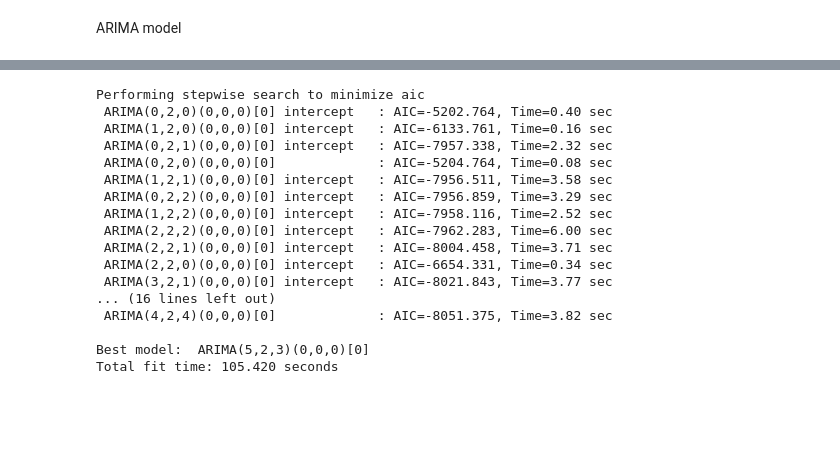
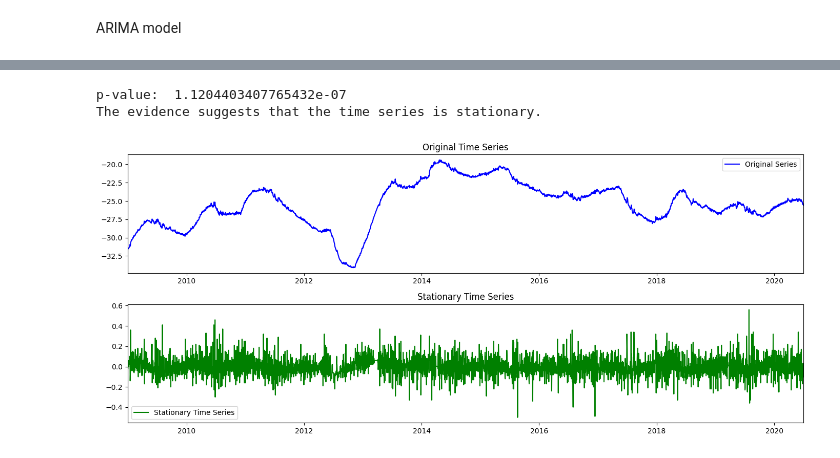
Before and after one commit to 4GeeksAcademy/remelop_Time_Series_Project, a Jupyter notebook: src/Time_Series_Project.ipynb, the cells around one changed output, grey strips where cells are left out. Drawn from its saved outputs; the diff is of its cells as text; code cells hidden in the pictures; blank space fills up the shorter version.

```diff
--- a/src/Time_Series_Project.ipynb
+++ b/src/Time_Series_Project.ipynb
@@ -304,34 +320,45 @@ The evidence suggests that the time series is not estatioanry
+# %%
+ts_stationary = ts.diff().dropna()
+check_stationary(ts_stationary)
+# %% [output]
+p-value:  1.1204403407765432e-07
+The evidence suggests that the time series is stationary.
+# %%
+plt.figure(figsize=(14, 6))
+
+# Plotting the original time series and the transformed time series
+
+plt.subplot(2, 1, 1)
+plt.plot(ts['Depth_to_Groundwater'], label='Original Series', color='blue')
+plt.title('Original Time Series')
+plt.xlim(initial_date, final_date)
+plt.legend()
+
+# Subgráfico 2: Serie diferenciada
+
+plt.subplot(2, 1, 2)
+plt.plot(ts_stationary, label='Stationary Time Series', color='green')
+plt.title('Stationary Time Series')
+plt.xlim(initial_date, final_date)
+plt.legend()
+
+plt.tight_layout()
+plt.show()
+# %% [output]
+[figure, added]
 # %%
 # Using pmdarima for the arima model and the best parameters
-arima_model = auto_arima(train,
-                        start_p=0, start_q=0,
-                        max_p=5, maxq=5,
-                        m=7, #7-diariamente, 12-mensual, 52-semanal
-                        seasonal=False,
+arima_model = auto_arima(train, seasonal = False
+                        #start_p=0, start_q=0,
+                        #max_p=5, maxq=5,
+                        #m=7, #7-daily, 12-monthly, 52-weekly
+                        #seasonal=False,
                         #d=None,
-                        trace=True,
+                        #trace=True,
                         #error_action='ignore',
                         #suppress_warnings=True,
                         #stepwise=True
                         )
-# %% [output]
-Performing stepwise search to minimize aic
- ARIMA(0,2,0)(0,0,0)[0] intercept   : AIC=-5202.764, Time=0.40 sec
- ARIMA(1,2,0)(0,0,0)[0] intercept   : AIC=-6133.761, Time=0.16 sec
- ARIMA(0,2,1)(0,0,0)[0] intercept   : AIC=-7957.338, Time=2.32 sec
- ARIMA(0,2,0)(0,0,0)[0]             : AIC=-5204.764, Time=0.08 sec
- ARIMA(1,2,1)(0,0,0)[0] intercept   : AIC=-7956.511, Time=3.58 sec
- ARIMA(0,2,2)(0,0,0)[0] intercept   : AIC=-7956.859, Time=3.29 sec
- ARIMA(1,2,2)(0,0,0)[0] intercept   : AIC=-7958.116, Time=2.52 sec
- ARIMA(2,2,2)(0,0,0)[0] intercept   : AIC=-7962.283, Time=6.00 sec
- ARIMA(2,2,1)(0,0,0)[0] intercept   : AIC=-8004.458, Time=3.71 sec
- ARIMA(2,2,0)(0,0,0)[0] intercept   : AIC=-6654.331, Time=0.34 sec
- ARIMA(3,2,1)(0,0,0)[0] intercept   : AIC=-8021.843, Time=3.77 sec
-... (16 lines left out)
- ARIMA(4,2,4)(0,0,0)[0]             : AIC=-8051.375, Time=3.82 sec
-
-Best model:  ARIMA(5,2,3)(0,0,0)[0]
-Total fit time: 105.420 seconds
 # %%
 arima_model.summary()
 # %% [output]
```
Also changed, not shown: parts of 12 cells of this notebook.
